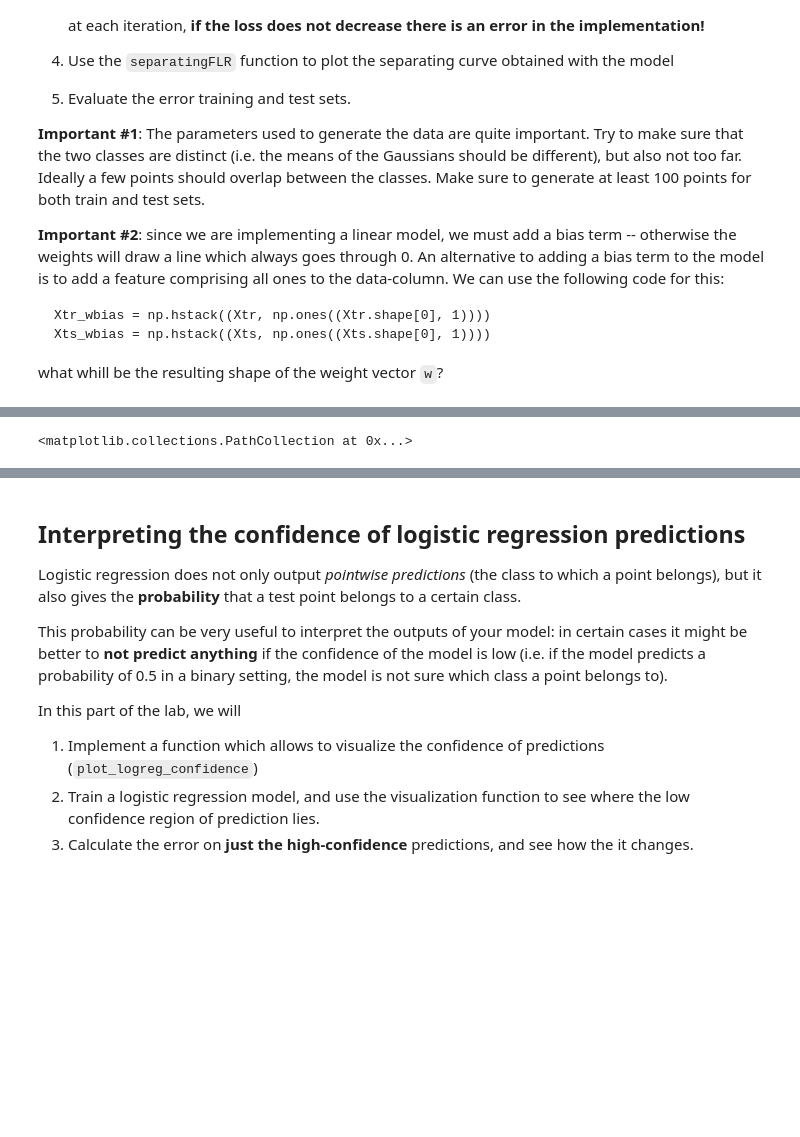
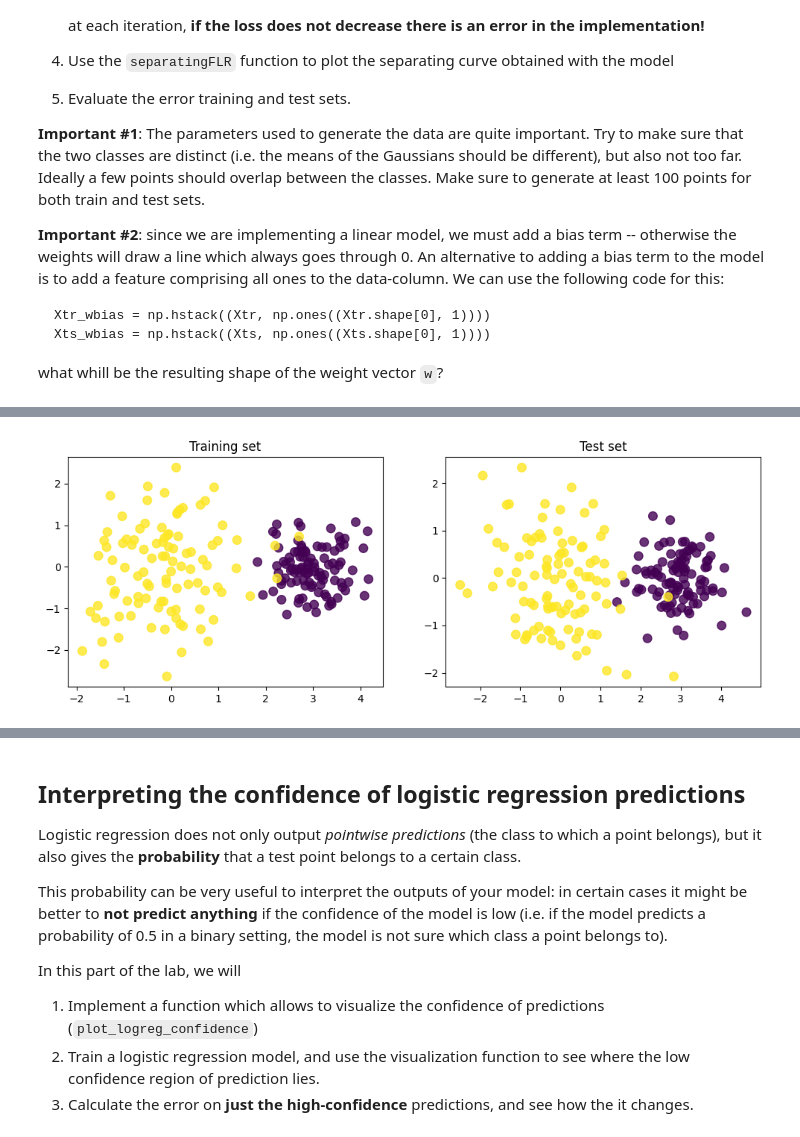
Before and after one commit to Clonecodesash/MachineLearning, a Jupyter notebook: Lab4_LogisticRegression.ipynb, the cells around one changed output, grey strips where cells are left out. Drawn from its saved outputs; the diff is of its cells as text; code cells hidden in the pictures; blank space fills up the shorter version.

```diff
--- a/Lab4_LogisticRegression.ipynb
+++ b/Lab4_LogisticRegression.ipynb
@@ -207,14 +211,15 @@ what whill be the resulting shape of the weight vector `w`?
 means =[[3, 0], [0, 0]]
 sigmas = [0.5, 1]
 
-Xtr, Ytr = mixGauss(means, sigmas, n=1000)
-Xts, Yts = mixGauss(means, sigmas, n=1000)
+Xtr, Ytr = mixGauss(means, sigmas, n=100)
+Xts, Yts = mixGauss(means, sigmas, n=100)
+# print("Training set size: ", Xtr,Ytr)
 
 Xtr_wbias = np.hstack((np.ones((Xtr.shape[0], 1)), Xtr))
 Xts_wbias = np.hstack((np.ones((Xts.shape[0], 1)), Xts))
 
 # TODO: Plot training and test sets, coloring the two classes differently.
-fig = plt.figure(figsize=(7, 4))
+fig = plt.figure(figsize=(12, 4))
 ax0 = fig.add_subplot(1, 2, 1)
 ax1 = fig.add_subplot(1, 2, 2)
 
@@ -223,4 +228,7 @@ ax0.scatter(Xtr[:,0], Xtr[:,1], s=70, c=Ytr, alpha=0.8)
 
 ax1.set_title("Test set")
 ax1.scatter(Xts[:,0], Xts[:,1], s=70, c=Yts, alpha=0.8)
+
+
+plt.show()
 # %% [output]
@@ -229 +235 @@ ax1.scatter(Xts[:,0], Xts[:,1], s=70, c=Yts, alpha=0.8)
-<matplotlib.collections.PathCollection at 0x...>
+[figure, added]
```
Also changed, not shown: parts of 18 cells of this notebook, 1 other file.
